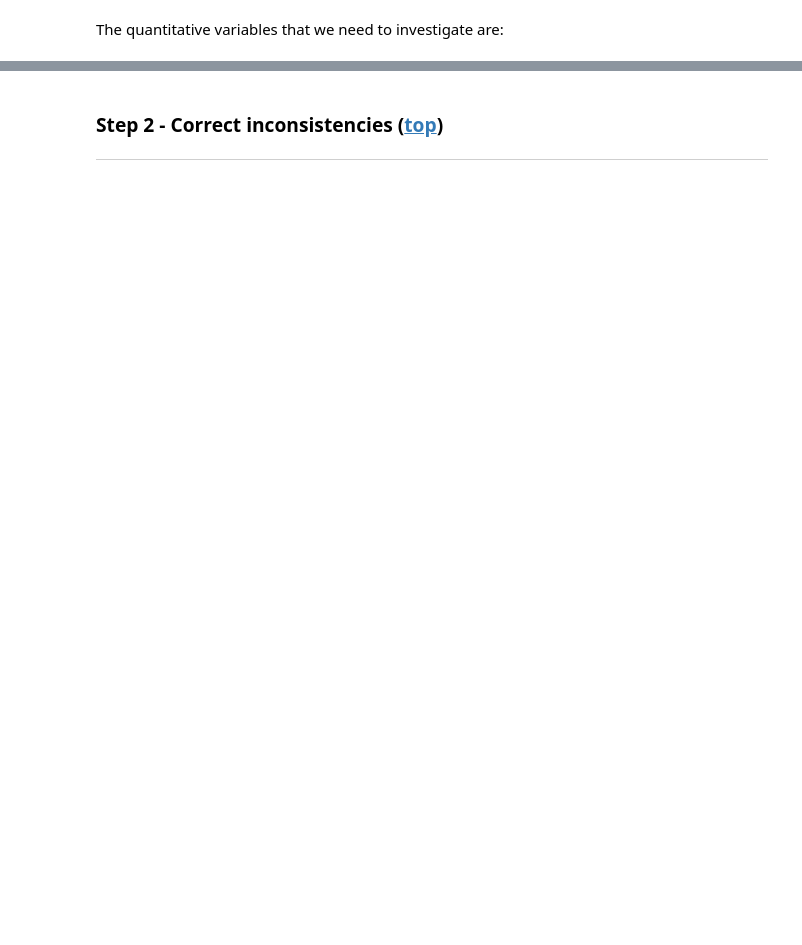
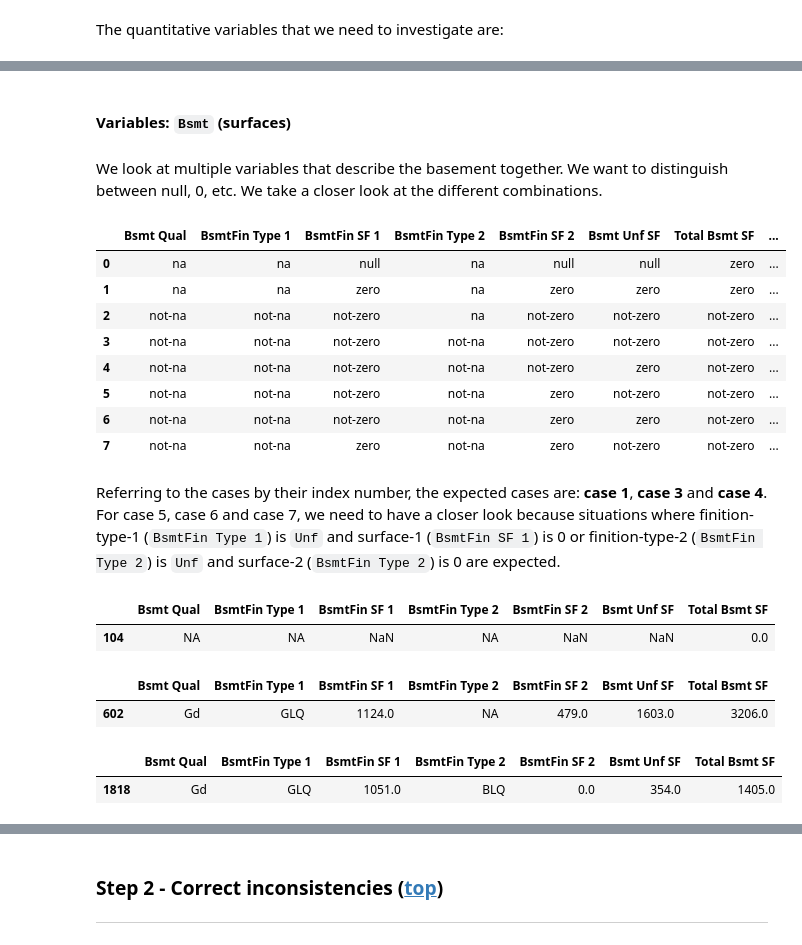
Before and after one commit to jeanrichard/epflx-adsml19-course3-project, a Jupyter notebook: house-prices/house-prices-solution-WIP.ipynb, the cells around one changed output, grey strips where cells are left out. Drawn from its saved outputs; the diff is of its cells as text; code cells hidden in the pictures; blank space fills up the shorter version.

```diff
--- a/house-prices/house-prices-solution-WIP.ipynb
+++ b/house-prices/house-prices-solution-WIP.ipynb
@@ -590,0 +534,9 @@ Fortunately, only 2 records are impacted. There is not way to know with certaint
+# %%
+def mask_for_case(df_category, df_case, case_label):
+    case = df_case.loc[case_label, :]
+    masks = [
+        df_category[name] == value
+        for name, value in case.iteritems() if name != 'Count'
+    ]
+    mask = functools.reduce(lambda acc, cur: acc & cur, masks)
+    return mask
@@ -590,0 +592,10 @@ Fortunately, only 2 records are impacted. There is not way to know with certaint
+# %%
+names = ['Bsmt Qual', 'Bsmt Cond', 'Bsmt Exposure', 'Total Bsmt SF']
+df_category = categorize(df_all, [
+    ('Bsmt Qual', 'na', 'not-na', lambda series: series.isin(['NA'])),
+    ('Bsmt Cond', 'na', 'not-na', lambda series: series.isin(['NA'])),
+    ('Bsmt Exposure', 'na', 'not-na', lambda series: series.isin(['NA'])),
+    ('Total Bsmt SF', 'zero', 'not-zero', lambda series: series == 0)
+])
+df_case = df_category.groupby(by=names).agg({'Count': 'sum'}).reset_index(drop=False)
+df_case
@@ -590,0 +628,58 @@ Fortunately, only 2 records are impacted. There is not way to know with certaint
+# %%
+# Correct the data set:
+
+# Case 0:
+mask_0 = mask_for_case(df_category, df_case, 0)
+df_all.loc[mask_0, 'Total Bsmt SF'] = 0
+
+mask_2 = mask_for_case(df_category, df_case, 2)
+df_all.loc[mask_2, 'Bsmt Exposure'] = 'No'
+# %% [markdown]
+#### Variables: `Bsmt` (surfaces)
+# %% [markdown]
+We look at multiple variables that describe the basement together. We want to distinguish between null, 0, etc. We take a closer look at the different combinations.
+# %%
+names = ['Bsmt Qual', 'BsmtFin Type 1', 'BsmtFin SF 1', 'BsmtFin Type 2', 'BsmtFin SF 2', 'Bsmt Unf SF', 'Total Bsmt SF']
+df_category = categorize(df_all, [
+    ('Bsmt Qual', 'na', 'not-na', lambda series: series.isin(['NA'])),
+    ('BsmtFin Type 1', 'na', 'not-na', lambda series: series.isin(['NA'])),
+    ('BsmtFin SF 1', 'zero', 'not-zero', lambda series: series == 0),
+    ('BsmtFin Type 2', 'na', 'not-na', lambda series: series.isin(['NA'])),
+    ('BsmtFin SF 2', 'zero', 'not-zero', lambda series: series == 0),
+    ('Bsmt Unf SF', 'zero', 'not-zero', lambda series: series == 0),
+    ('Total Bsmt SF', 'zero', 'not-zero', lambda series: series == 0)
+])
+df_case = df_category.groupby(by=names).agg({'Count': 'sum'}).reset_index(drop=False)
+df_case
+# %% [output]
+|  | Bsmt Qual | BsmtFin Type 1 | BsmtFin SF 1 | BsmtFin Type 2 | BsmtFin SF 2 | Bsmt Unf SF | Total Bsmt SF | ... |
+| 0 | na | na | null | na | null | null | zero | ... |
+| 1 | na | na | zero | na | zero | zero | zero | ... |
+| 2 | not-na | not-na | not-zero | na | not-zero | not-zero | not-zero | ... |
+| 3 | not-na | not-na | not-zero | not-na | not-zero | not-zero | not-zero | ... |
+| 4 | not-na | not-na | not-zero | not-na | not-zero | zero | not-zero | ... |
+| 5 | not-na | not-na | not-zero | not-na | zero | not-zero | not-zero | ... |
+| 6 | not-na | not-na | not-zero | not-na | zero | zero | not-zero | ... |
+| 7 | not-na | not-na | zero | not-na | zero | not-zero | not-zero | ... |
+# %% [markdown]
+Referring to the cases by their index number, the expected cases are: **case 1**, **case 3** and **case 4**. For case 5, case 6 and case 7, we need to have a closer look because situations where finition-type-1 (`BsmtFin Type 1`) is `Unf` and surface-1 (`BsmtFin SF 1`) is 0 or finition-type-2 (`BsmtFin Type 2`) is `Unf` and surface-2 (`BsmtFin Type 2`) is 0 are expected.
+# %%
+# Case 0:
+df_all[mask_for_case(df_category, df_case, 0)][names]
+# %% [output]
+|  | Bsmt Qual | BsmtFin Type 1 | BsmtFin SF 1 | BsmtFin Type 2 | BsmtFin SF 2 | Bsmt Unf SF | Total Bsmt SF |
+| 104 | NA | NA | NaN | NA | NaN | NaN | 0.0 |
+# %%
+# Case 2:
+df_all[mask_for_case(df_category, df_case, 2)][names]
+# %% [output]
+|  | Bsmt Qual | BsmtFin Type 1 | BsmtFin SF 1 | BsmtFin Type 2 | BsmtFin SF 2 | Bsmt Unf SF | Total Bsmt SF |
+| 602 | Gd | GLQ | 1124.0 | NA | 479.0 | 1603.0 | 3206.0 |
+# %%
+# Case 5:
+df_5 = df_all[mask_for_case(df_category, df_case, 5)]
+unf_zero_2 = (df_5['BsmtFin Type 2'] == 'Unf') & (df_5['BsmtFin SF 2'] == 0)
+df_5[~unf_zero_2][names]
+# %% [output]
+|  | Bsmt Qual | BsmtFin Type 1 | BsmtFin SF 1 | BsmtFin Type 2 | BsmtFin SF 2 | Bsmt Unf SF | Total Bsmt SF |
+| 1818 | Gd | GLQ | 1051.0 | BLQ | 0.0 | 354.0 | 1405.0 |
```
Also changed, not shown: parts of 132 cells of this notebook, 2 other files.
